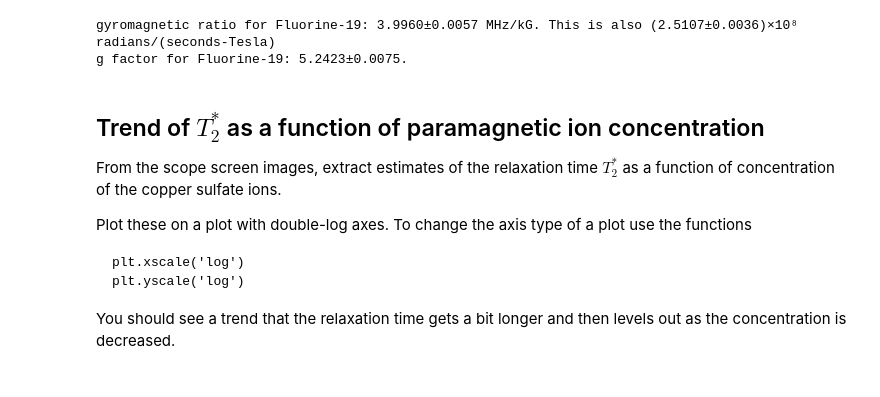
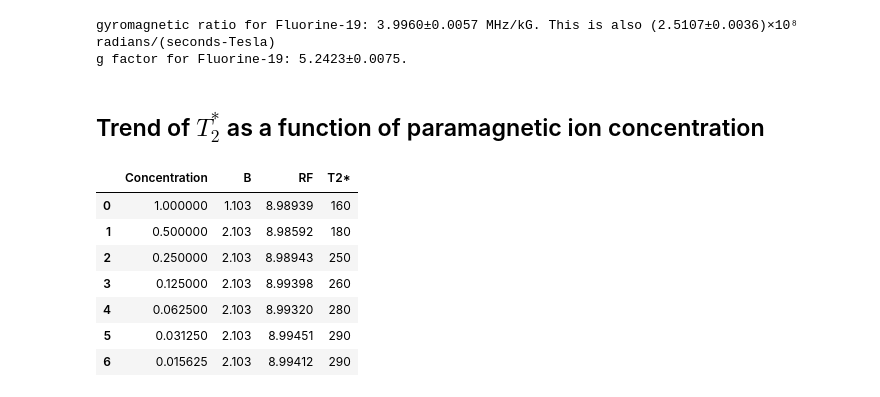
Before and after one commit to ahserhan/CMX, a Jupyter notebook: CWNMR/Continuous NMR Analysis.ipynb, the cells around one changed output. Cells and saved outputs as stored; diff of their text form; code cells hidden in the pictures.

```diff
--- a/CWNMR/Continuous NMR Analysis.ipynb
+++ b/CWNMR/Continuous NMR Analysis.ipynb
@@ -293,14 +292,3 @@ print('g factor for Fluorine-19: {:.2uP}.'.format(fluorine_g))
 # %% [output]
 gyromagnetic ratio for Fluorine-19: 3.9960±0.0057 MHz/kG. This is also (2.5107±0.0036)×10⁸ radians/(seconds-Tesla)
 g factor for Fluorine-19: 5.2423±0.0075.
-# %% [markdown]
-## Trend of $T_2^*$ as a function of paramagnetic ion concentration
-
-From the scope screen images, extract estimates of the relaxation time $T_2^*$ as a function of concentration of the copper sulfate ions.
-
-Plot these on a plot with double-log axes.  To change the axis type of a plot use the functions
-
-    plt.xscale('log')
-    plt.yscale('log')
-
-You should see a trend that the relaxation time gets a bit longer and then levels out as the concentration is decreased.
@@ -308,0 +295,14 @@ You should see a trend that the relaxation time gets a bit longer and then level
+# %% [markdown]
+## Trend of $T_2^*$ as a function of paramagnetic ion concentration
+# %%
+t2s_data = pd.read_csv('t2star.csv')
+t2s_data
+# %% [output]
+|  | Concentration | B | RF | T2* |
+| 0 | 1.000000 | 1.103 | 8.98939 | 160 |
+| 1 | 0.500000 | 2.103 | 8.98592 | 180 |
+| 2 | 0.250000 | 2.103 | 8.98943 | 250 |
+| 3 | 0.125000 | 2.103 | 8.99398 | 260 |
+| 4 | 0.062500 | 2.103 | 8.99320 | 280 |
+| 5 | 0.031250 | 2.103 | 8.99451 | 290 |
+| 6 | 0.015625 | 2.103 | 8.99412 | 290 |
```
Also changed, not shown: parts of 4 cells of this notebook.
